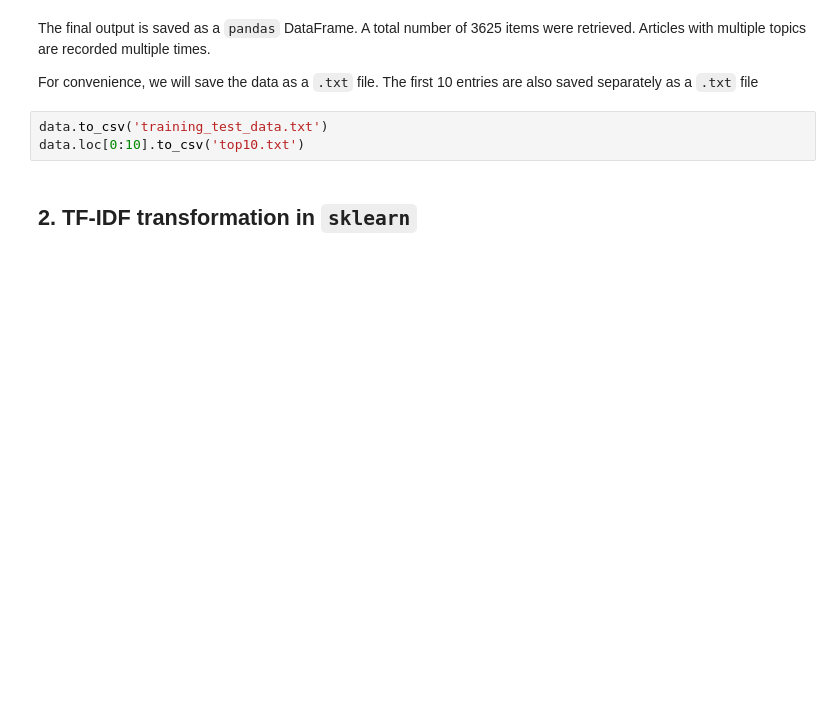
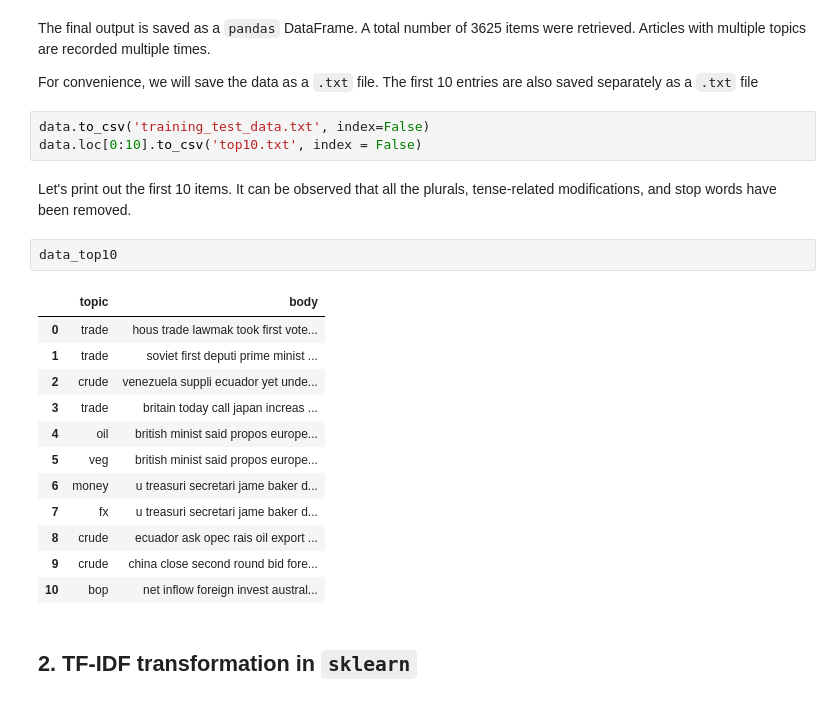
Before and after one commit to larry-lu/MLprojects, a Jupyter notebook: Reuters/HW1.ipynb, the cells around one changed output. Drawn from its saved outputs; the diff is of its cells as text; blank space fills up the shorter version.

```diff
--- a/Reuters/HW1.ipynb
+++ b/Reuters/HW1.ipynb
@@ -113,8 +122,25 @@ The final output is saved as a `pandas` DataFrame. A total number of 3625 items
 
 For convenience, we will save the data as a `.txt` file. The first 10 entries are also saved separately as a `.txt` file
 # %%
-data.to_csv('training_test_data.txt')
-data.loc[0:10].to_csv('top10.txt')
+data.to_csv('training_test_data.txt', index=False)
+data.loc[0:10].to_csv('top10.txt', index = False)
+# %% [markdown]
+Let's print out the first 10 items. It can be observed that all the plurals, tense-related modifications, and stop words have been removed.
+# %%
+data_top10
+# %% [output]
+|  | topic | body |
+| 0 | trade | hous trade lawmak took first vote... |
+| 1 | trade | soviet first deputi prime minist ... |
+| 2 | crude | venezuela suppli ecuador yet unde... |
+| 3 | trade | britain today call japan increas ... |
+| 4 | oil | british minist said propos europe... |
+| 5 | veg | british minist said propos europe... |
+| 6 | money | u treasuri secretari jame baker d... |
+| 7 | fx | u treasuri secretari jame baker d... |
+| 8 | crude | ecuador ask opec rais oil export ... |
+| 9 | crude | china close second round bid fore... |
+| 10 | bop | net inflow foreign invest austral... |
 # %% [markdown]
 ## 2. TF-IDF transformation in `sklearn`
 # %%
```
Also changed, not shown: parts of 19 cells of this notebook, 5 other files.
